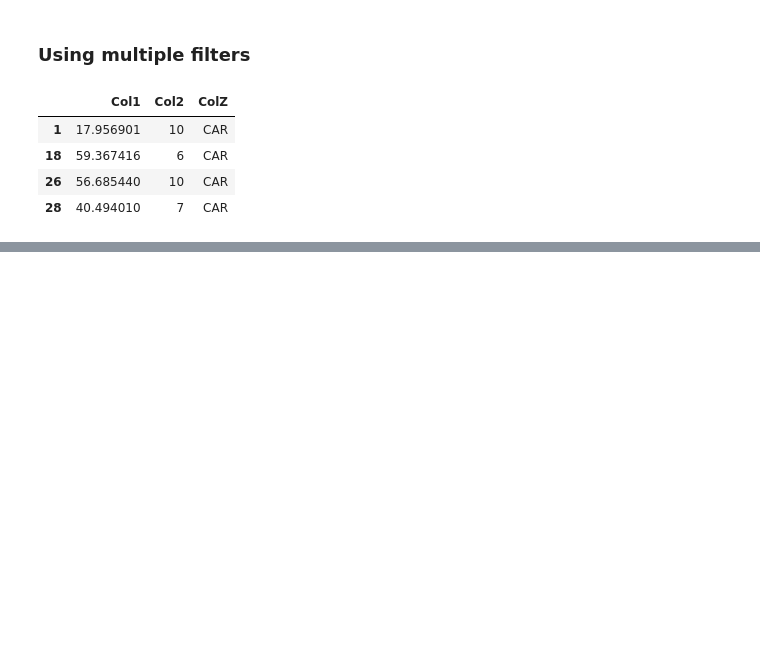
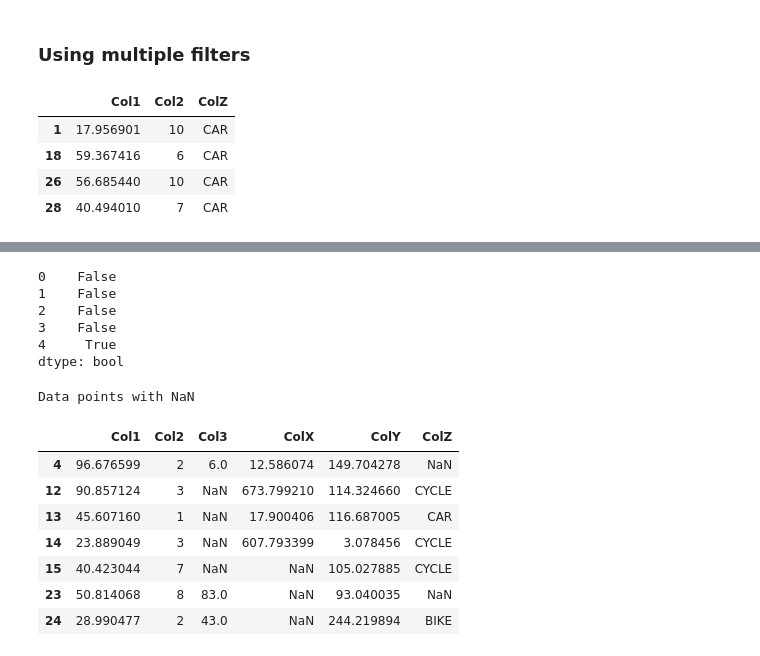
Before and after one commit to gurusarath1/Snippets, a Jupyter notebook: DataScience_Learning/MatplotLib_Starter.ipynb, the cells around one changed output, grey strips where cells are left out. Saved outputs shown, nothing was run; the diff lists cells and outputs as text; code cells hidden in the pictures; blank space fills up the shorter version.

```diff
--- a/DataScience_Learning/MatplotLib_Starter.ipynb
+++ b/DataScience_Learning/MatplotLib_Starter.ipynb
@@ -159,0 +240,3 @@ ExcelData.loc[Col1_greater_than_30 & col2_greaterthan_4, ['Col1','Col2','ColZ']]
+# %%
+missing_data_filter = ExcelData.isna()
+missing_data_filter.head()
@@ -159,0 +250,24 @@ ExcelData.loc[Col1_greater_than_30 & col2_greaterthan_4, ['Col1','Col2','ColZ']]
+# %%
+missing_data_filter = missing_data_filter.any(axis = 1)
+missing_data_filter.head()
+# %% [output]
+0    False
+1    False
+2    False
+3    False
+4     True
+dtype: bool
+# %%
+print('Data points with NaN')
+DataPointsWithNaN = ExcelData[missing_data_filter]
+DataPointsWithNaN
+# %% [output]
+Data points with NaN
+|  | Col1 | Col2 | Col3 | ColX | ColY | ColZ |
+| 4 | 96.676599 | 2 | 6.0 | 12.586074 | 149.704278 | NaN |
+| 12 | 90.857124 | 3 | NaN | 673.799210 | 114.324660 | CYCLE |
+| 13 | 45.607160 | 1 | NaN | 17.900406 | 116.687005 | CAR |
+| 14 | 23.889049 | 3 | NaN | 607.793399 | 3.078456 | CYCLE |
+| 15 | 40.423044 | 7 | NaN | NaN | 105.027885 | CYCLE |
+| 23 | 50.814068 | 8 | 83.0 | NaN | 93.040035 | NaN |
+| 24 | 28.990477 | 2 | 43.0 | NaN | 244.219894 | BIKE |
```
Also changed, not shown: parts of 24 cells of this notebook.
